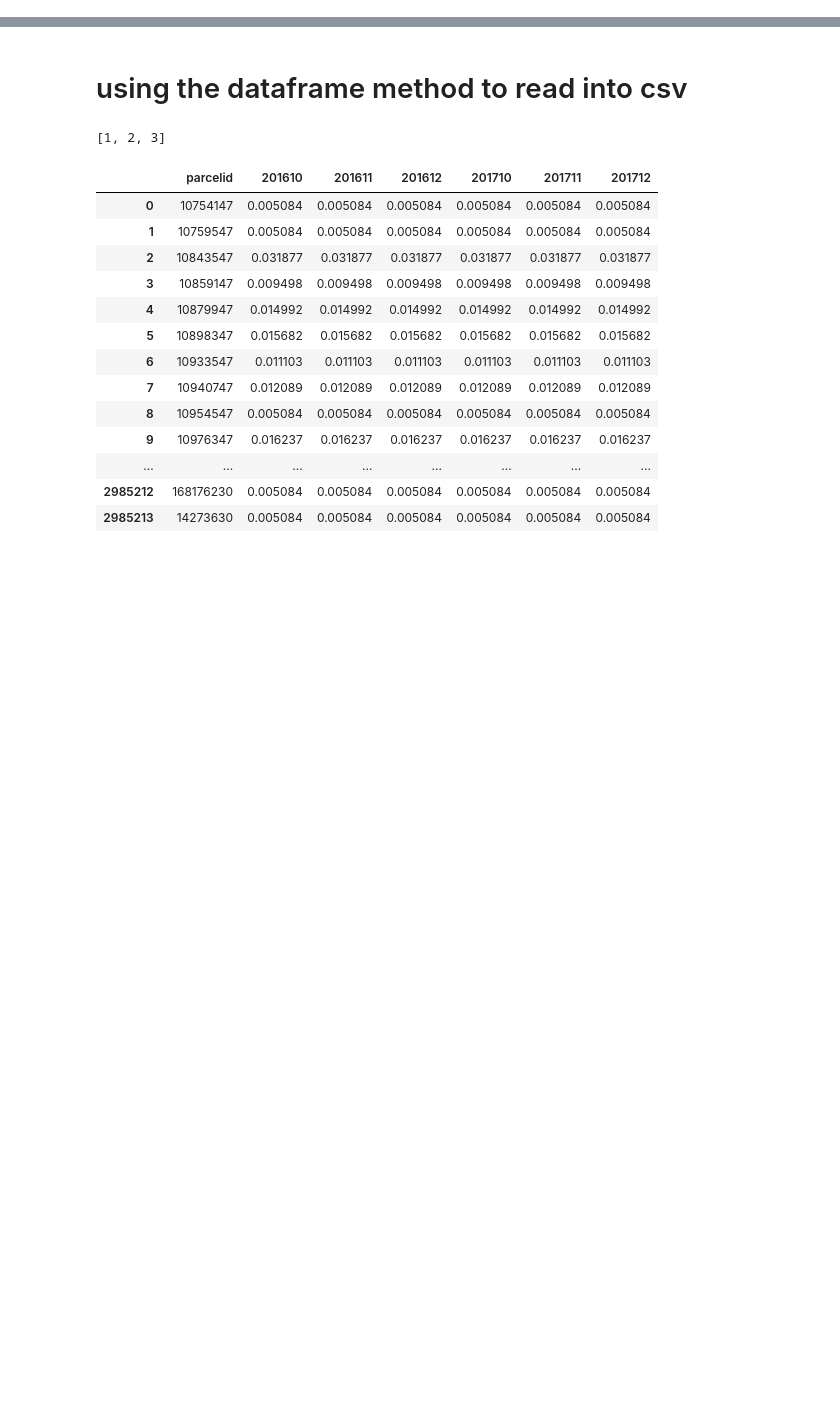
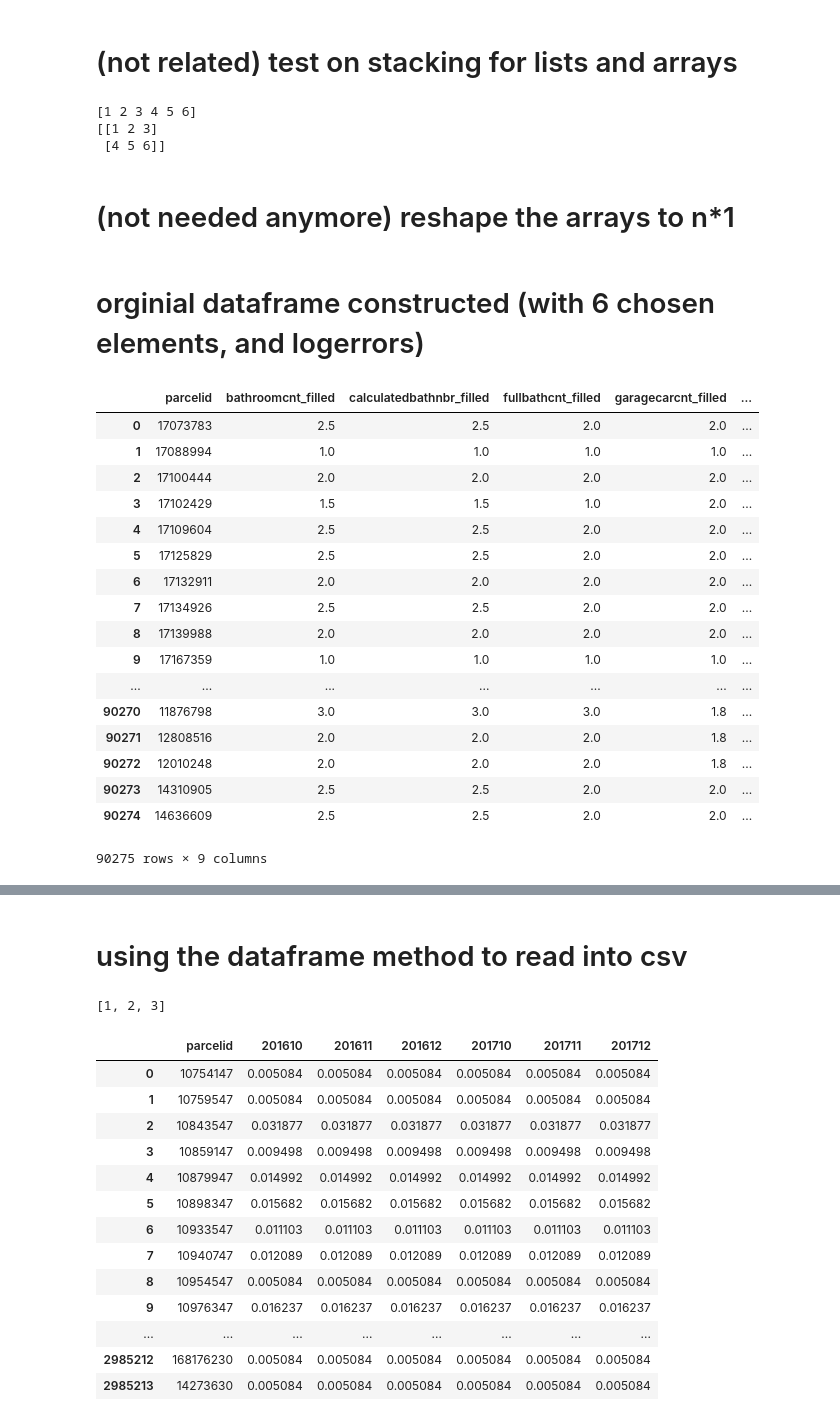
Before and after one commit to mellotina/zillowTest4, a Jupyter notebook: zillow-price estimate.ipynb, the cells around one changed output, grey strips where cells are left out. Saved outputs shown, nothing was run; the diff lists cells and outputs as text; code cells hidden in the pictures; blank space fills up the shorter version.

Commit message:
dataframe constructed, GBR with only one factor

```diff
--- a/zillow-price estimate.ipynb
+++ b/zillow-price estimate.ipynb
@@ -19,3 +18,8 @@ submission=pd.read_csv('C:\\sample_submission.csv')
+# %%
+#for my desktop
+df_train = pd.read_csv('C:/programs/zillowTest/data/properties_2016.csv')
+df_train_outcome = pd.read_csv('C:/programs/zillowTest/data/train_2016_v2.csv')
+submission=pd.read_csv('C:/programs/zillowTest/data/sample_submission.csv')
 # %%
 #df_train_outcome.ix[:,0]
 #sorted(df_train_outcome.ix[:,0])
@@ -60,0 +42,22 @@ Name: taxamount, dtype: float64
+# %%
+taxamount_filled=np.array(df_train['taxamount'].fillna(5377.61))
+bathroomcnt_filled=np.array(df_train['bathroomcnt'].fillna(2.2))
+roomcnt_filled=df_train['roomcnt'].fillna(1.5)
+calculatedbathnbr_filled=df_train['calculatedbathnbr'].fillna(2.3)
+fullbathcnt_filled=df_train['fullbathcnt'].fillna(2.2)
+garagecarcnt_filled=df_train['garagecarcnt'].fillna(1.8)
+# %% [markdown]
+# (not related) test on stacking for lists and arrays
+# %%
+a=([1,2,3])
+b=([4,5,6])
+c=np.hstack((a,b))
+print c
+d=np.vstack((a,b))
+print d
+# %% [output]
+[1 2 3 4 5 6]
+[[1 2 3]
+ [4 5 6]]
+# %% [markdown]
+# (not needed anymore) reshape the arrays to n*1
@@ -61 +71,41 @@ Name: taxamount, dtype: float64
+# %% [markdown]
+# orginial dataframe constructed (with 6 chosen elements, and logerrors)
+# %%
+#,roomcnt_filled,calculatedbathnbr_filled,fullbathcnt_filled,garagecarcnt_filled
+#filled_data_origin=np.hstack((parcelid,taxamount_filled,bathroomcnt_filled,roomcnt_filled,calculatedbathnbr_filled,fullbathcnt_filled,garagecarcnt_filled))
+#filled_data=pd.DataFrame(filled_data_origin)
+
+filled_data_origin={
+    "1":list(df_train['parcelid']),
+    "taxamount_filled":list(taxamount_filled),
+    "bathroomcnt_filled":list(bathroomcnt_filled),
+    "roomcnt_filled":list(roomcnt_filled),
+    "calculatedbathnbr_filled":list(calculatedbathnbr_filled),
+    "fullbathcnt_filled":list(fullbathcnt_filled),
+    "garagecarcnt_filled":list(garagecarcnt_filled)
+}
+filled_data=pd.DataFrame(filled_data_origin)
+filled_data=filled_data.rename(index=str,columns={"1":"parcelid"})
+#merge the chosen filled data with outcome of the logerror
+original_dataframe=pd.merge(filled_data,df_train_outcome,on='parcelid')
+original_dataframe
+# %% [output]
+|  | parcelid | bathroomcnt_filled | calculatedbathnbr_filled | fullbathcnt_filled | garagecarcnt_filled | ... |
+| 0 | 17073783 | 2.5 | 2.5 | 2.0 | 2.0 | ... |
+| 1 | 17088994 | 1.0 | 1.0 | 1.0 | 1.0 | ... |
+| 2 | 17100444 | 2.0 | 2.0 | 2.0 | 2.0 | ... |
+| 3 | 17102429 | 1.5 | 1.5 | 1.0 | 2.0 | ... |
+| 4 | 17109604 | 2.5 | 2.5 | 2.0 | 2.0 | ... |
+| 5 | 17125829 | 2.5 | 2.5 | 2.0 | 2.0 | ... |
+| 6 | 17132911 | 2.0 | 2.0 | 2.0 | 2.0 | ... |
+| 7 | 17134926 | 2.5 | 2.5 | 2.0 | 2.0 | ... |
+| 8 | 17139988 | 2.0 | 2.0 | 2.0 | 2.0 | ... |
+| 9 | 17167359 | 1.0 | 1.0 | 1.0 | 1.0 | ... |
+| ... | ... | ... | ... | ... | ... | ... |
+| 90270 | 11876798 | 3.0 | 3.0 | 3.0 | 1.8 | ... |
+| 90271 | 12808516 | 2.0 | 2.0 | 2.0 | 1.8 | ... |
+| 90272 | 12010248 | 2.0 | 2.0 | 2.0 | 1.8 | ... |
+| 90273 | 14310905 | 2.5 | 2.5 | 2.0 | 2.0 | ... |
+| 90274 | 14636609 | 2.5 | 2.5 | 2.0 | 2.0 | ... |
+90275 rows × 9 columns
 # %%
```
Also changed, not shown: parts of 23 cells of this notebook.
